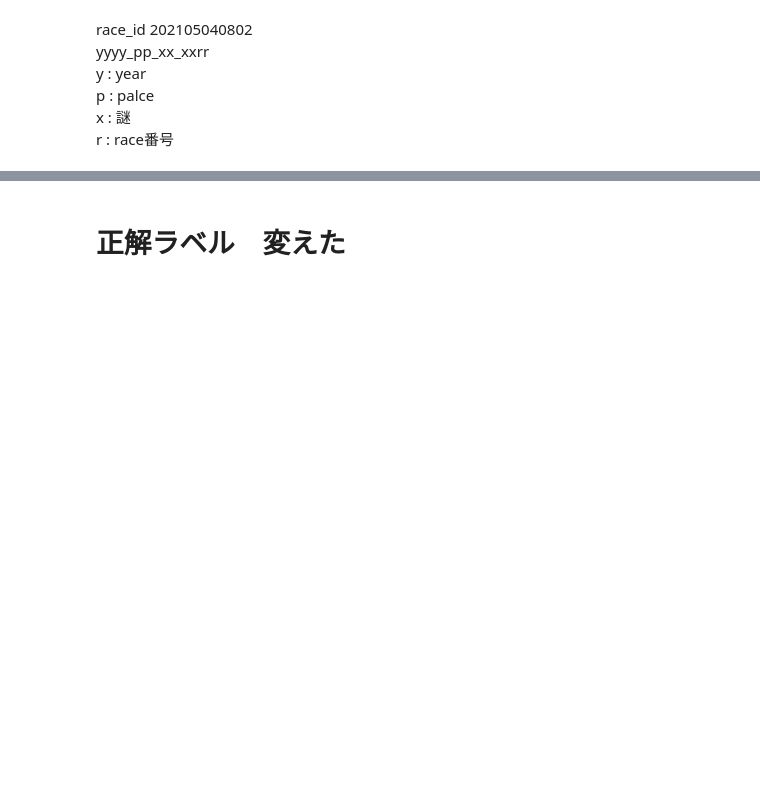
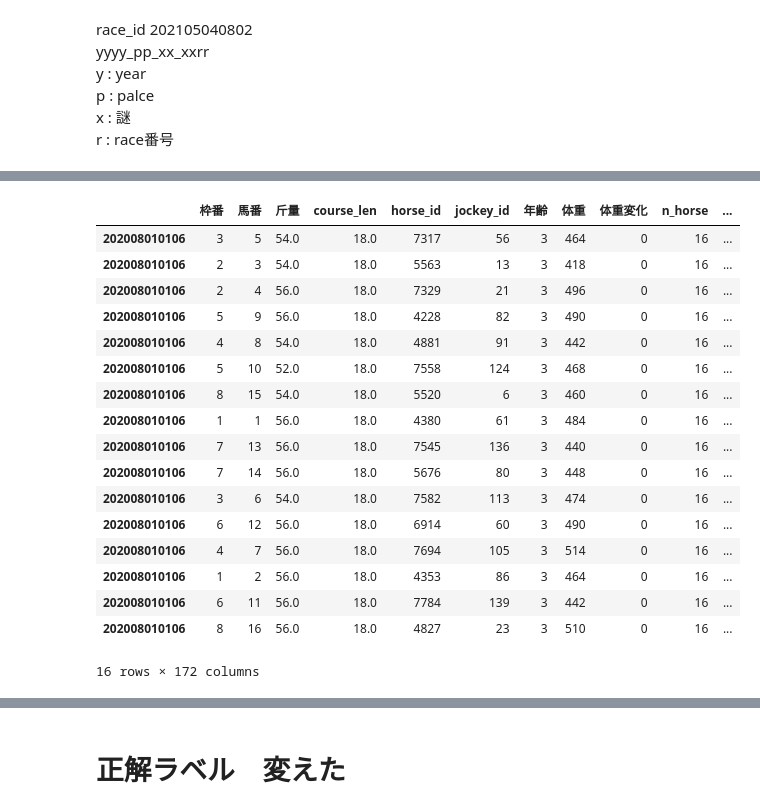
Before and after one commit to yodarjeering/horse, a Jupyter notebook: Rank.ipynb, the cells around one changed output, grey strips where cells are left out. Cells and saved outputs as stored; diff of their text form; code cells hidden in the pictures; blank space fills up the shorter version.

```diff
--- a/Rank.ipynb
+++ b/Rank.ipynb
@@ -49,4 +54,5 @@ x : 謎\
 r : race番号
 # %%
 ll = LearnLGBM(peds,results,horse_results)
+ll.path_ft = "/Users/rince/Desktop/Horse/code/horse/peds_ft.txt"
 ll.learn_lgb()
@@ -56,0 +126,21 @@ ll.learn_lgb2(train,lgbm_params=lgbm_params)
+# %%
+ll.x_train.loc[ll.y_train.index[4]]
+# %% [output]
+|  | 枠番 | 馬番 | 斤量 | course_len | horse_id | jockey_id | 年齢 | 体重 | 体重変化 | n_horse | ... |
+| 202008010106 | 3 | 5 | 54.0 | 18.0 | 7317 | 56 | 3 | 464 | 0 | 16 | ... |
+| 202008010106 | 2 | 3 | 54.0 | 18.0 | 5563 | 13 | 3 | 418 | 0 | 16 | ... |
+| 202008010106 | 2 | 4 | 56.0 | 18.0 | 7329 | 21 | 3 | 496 | 0 | 16 | ... |
+| 202008010106 | 5 | 9 | 56.0 | 18.0 | 4228 | 82 | 3 | 490 | 0 | 16 | ... |
+| 202008010106 | 4 | 8 | 54.0 | 18.0 | 4881 | 91 | 3 | 442 | 0 | 16 | ... |
+| 202008010106 | 5 | 10 | 52.0 | 18.0 | 7558 | 124 | 3 | 468 | 0 | 16 | ... |
+| 202008010106 | 8 | 15 | 54.0 | 18.0 | 5520 | 6 | 3 | 460 | 0 | 16 | ... |
+| 202008010106 | 1 | 1 | 56.0 | 18.0 | 4380 | 61 | 3 | 484 | 0 | 16 | ... |
+| 202008010106 | 7 | 13 | 56.0 | 18.0 | 7545 | 136 | 3 | 440 | 0 | 16 | ... |
+| 202008010106 | 7 | 14 | 56.0 | 18.0 | 5676 | 80 | 3 | 448 | 0 | 16 | ... |
+| 202008010106 | 3 | 6 | 54.0 | 18.0 | 7582 | 113 | 3 | 474 | 0 | 16 | ... |
+| 202008010106 | 6 | 12 | 56.0 | 18.0 | 6914 | 60 | 3 | 490 | 0 | 16 | ... |
+| 202008010106 | 4 | 7 | 56.0 | 18.0 | 7694 | 105 | 3 | 514 | 0 | 16 | ... |
+| 202008010106 | 1 | 2 | 56.0 | 18.0 | 4353 | 86 | 3 | 464 | 0 | 16 | ... |
+| 202008010106 | 6 | 11 | 56.0 | 18.0 | 7784 | 139 | 3 | 442 | 0 | 16 | ... |
+| 202008010106 | 8 | 16 | 56.0 | 18.0 | 4827 | 23 | 3 | 510 | 0 | 16 | ... |
+16 rows × 172 columns
```
Also changed, not shown: parts of 34 cells of this notebook, 4 other files.
